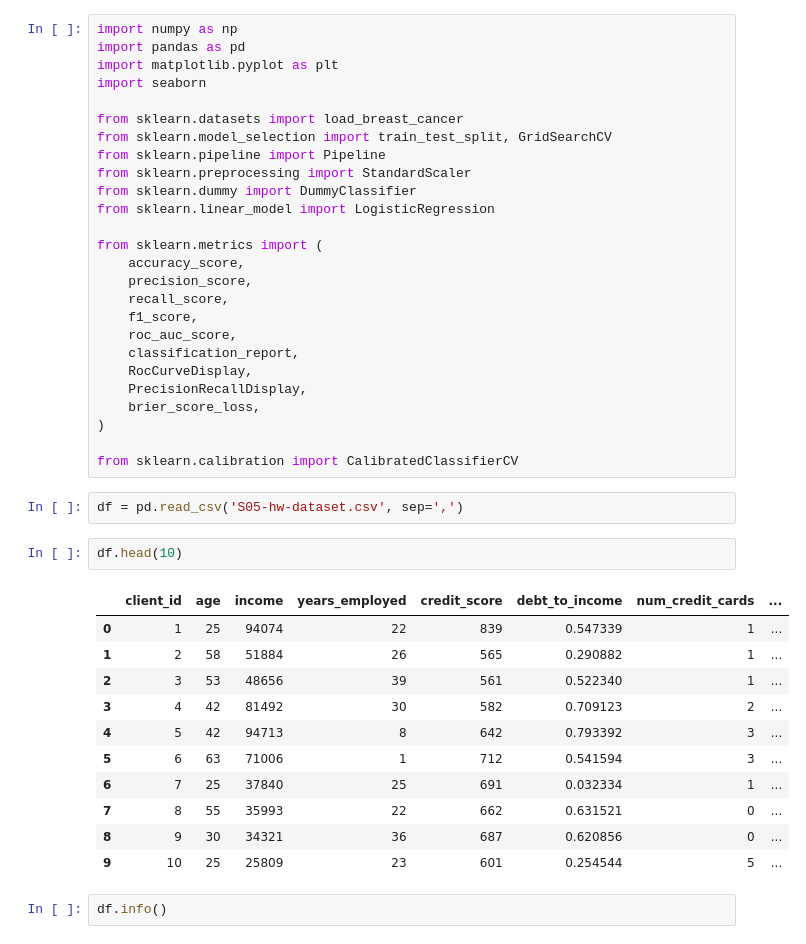
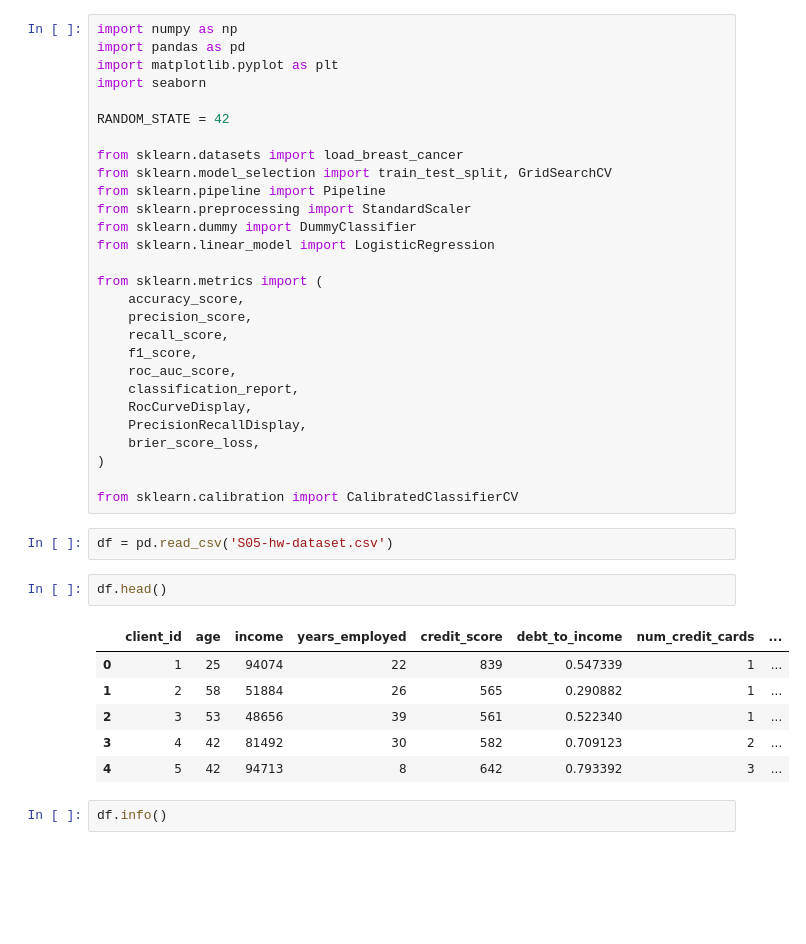
Before and after one commit to ermakinho/a-ermakov, a Jupyter notebook: homeworks/HW05/HW05.ipynb, the cells around one changed output. Saved outputs shown, nothing was run; the diff lists cells and outputs as text; blank space fills up the shorter version.

```diff
--- a/homeworks/HW05/HW05.ipynb
+++ b/homeworks/HW05/HW05.ipynb
@@ -3,6 +3,8 @@ import numpy as np
 import pandas as pd
 import matplotlib.pyplot as plt
 import seaborn
+
+RANDOM_STATE = 42
 
 from sklearn.datasets import load_breast_cancer
 from sklearn.model_selection import train_test_split, GridSearchCV
@@ -25,21 +27,16 @@ from sklearn.metrics import (
 
 from sklearn.calibration import CalibratedClassifierCV
 # %%
-df = pd.read_csv('S05-hw-dataset.csv', sep=',')
+df = pd.read_csv('S05-hw-dataset.csv')
 # %%
-df.head(10)
+df.head()
 # %% [output]
 |  | client_id | age | income | years_employed | credit_score | debt_to_income | num_credit_cards | ... |
 | 0 | 1 | 25 | 94074 | 22 | 839 | 0.547339 | 1 | ... |
 | 1 | 2 | 58 | 51884 | 26 | 565 | 0.290882 | 1 | ... |
 | 2 | 3 | 53 | 48656 | 39 | 561 | 0.522340 | 1 | ... |
 | 3 | 4 | 42 | 81492 | 30 | 582 | 0.709123 | 2 | ... |
 | 4 | 5 | 42 | 94713 | 8 | 642 | 0.793392 | 3 | ... |
-| 5 | 6 | 63 | 71006 | 1 | 712 | 0.541594 | 3 | ... |
-| 6 | 7 | 25 | 37840 | 25 | 691 | 0.032334 | 1 | ... |
-| 7 | 8 | 55 | 35993 | 22 | 662 | 0.631521 | 0 | ... |
-| 8 | 9 | 30 | 34321 | 36 | 687 | 0.620856 | 0 | ... |
-| 9 | 10 | 25 | 25809 | 23 | 601 | 0.254544 | 5 | ... |
 # %%
 df.info()
 # %% [output]
```
Also changed, not shown: parts of 14 cells of this notebook, 3 other files.
